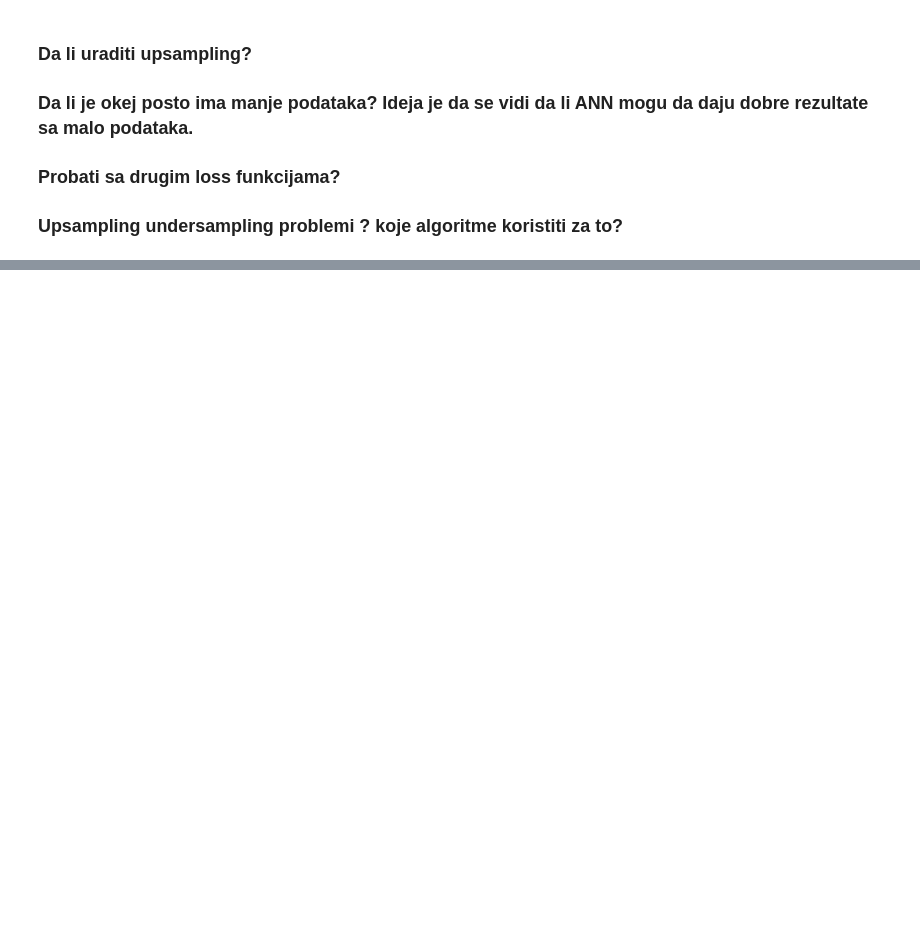
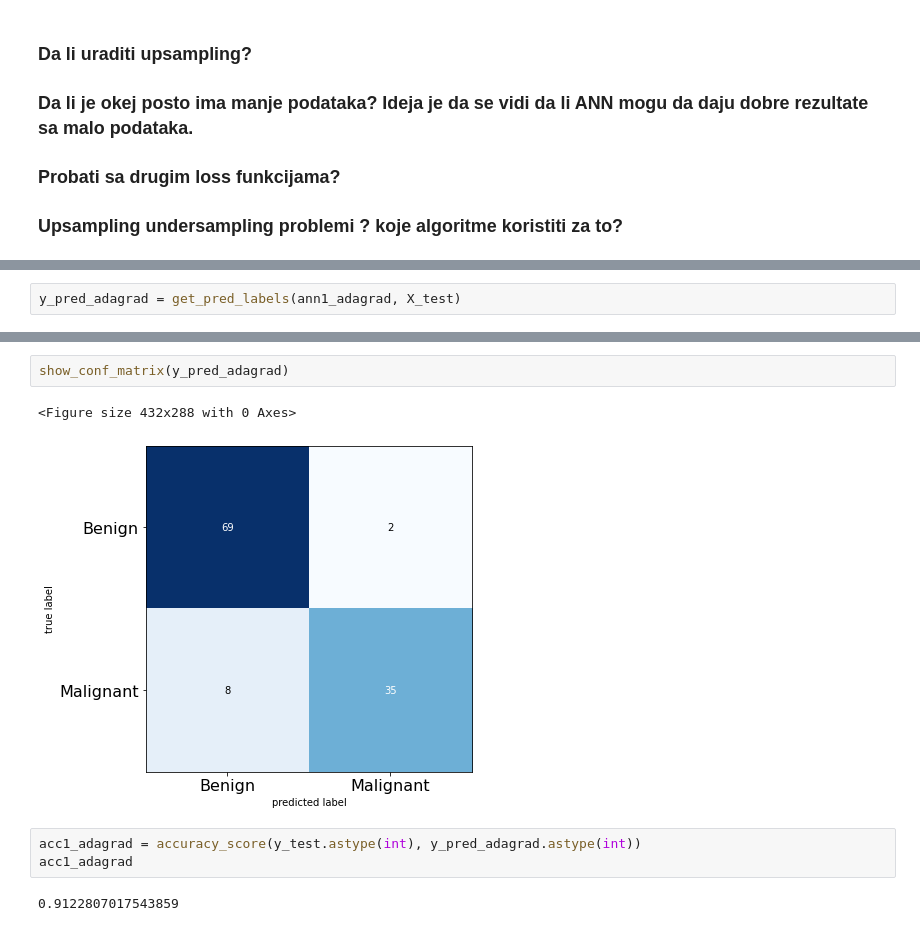
Before and after one commit to nikolavukotic/MachineLearning-ANNs, a Jupyter notebook: breast-cancer-classification-anns.ipynb, the cells around one changed output, grey strips where cells are left out. Saved outputs shown, nothing was run; the diff lists cells and outputs as text; blank space fills up the shorter version.

```diff
--- a/breast-cancer-classification-anns.ipynb
+++ b/breast-cancer-classification-anns.ipynb
@@ -496,0 +562,2 @@ model_compare.plot(kind='barh',);
+# %%
+y_pred_adagrad = get_pred_labels(ann1_adagrad, X_test)
@@ -496,0 +575,10 @@ model_compare.plot(kind='barh',);
+# %%
+show_conf_matrix(y_pred_adagrad)
+# %% [output]
+<Figure size 432x288 with 0 Axes>
+[figure, added]
+# %%
+acc1_adagrad = accuracy_score(y_test.astype(int), y_pred_adagrad.astype(int))
+acc1_adagrad
+# %% [output]
+0.9122807017543859
```
Also changed, not shown: parts of 112 cells of this notebook.
